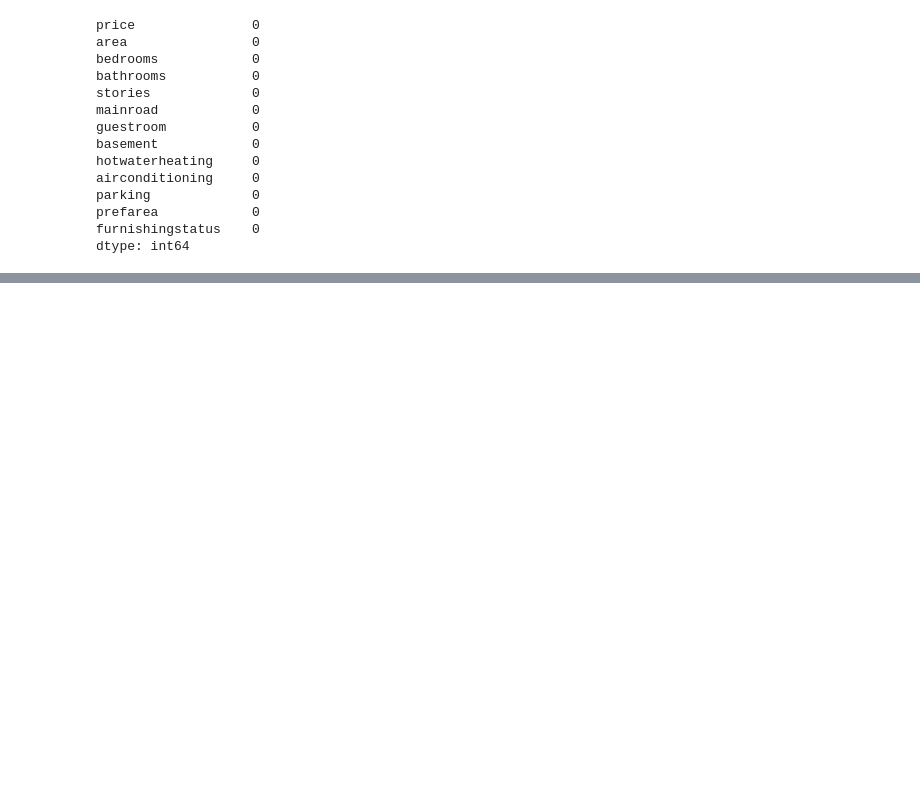
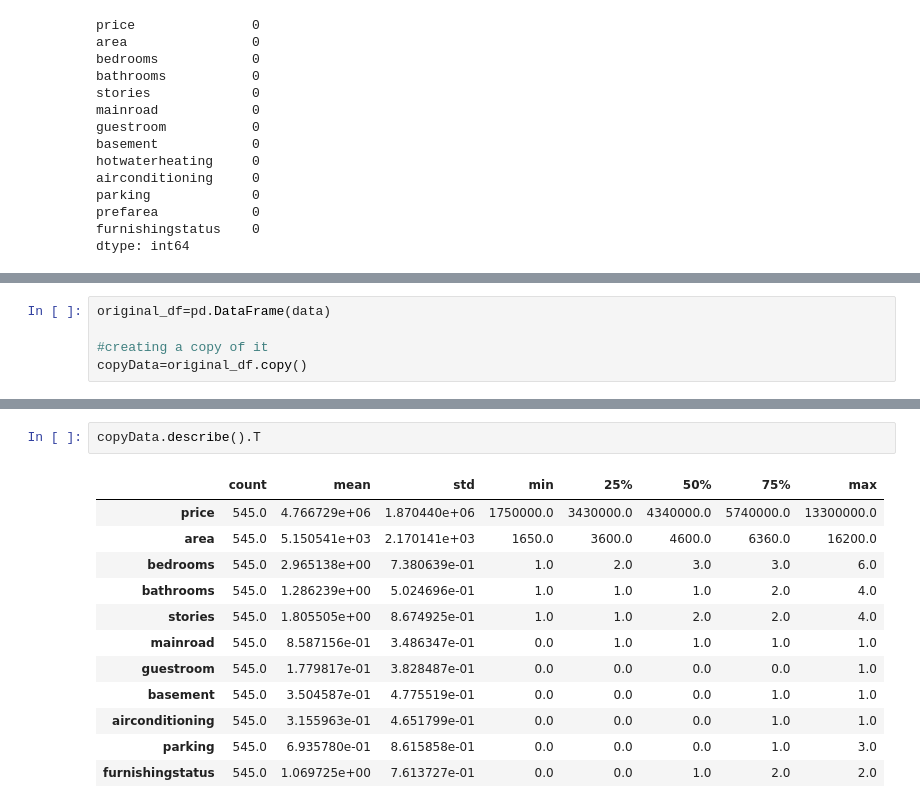
Before and after one commit to Karush2807/TechRumble01, a Jupyter notebook: main.ipynb, the cells around one changed output, grey strips where cells are left out. Cells and saved outputs as stored; diff of their text form; blank space fills up the shorter version.

```diff
--- a/main.ipynb
+++ b/main.ipynb
@@ -56,0 +127,5 @@ dtype: int64
+# %%
+original_df=pd.DataFrame(data)
+
+#creating a copy of it
+copyData=original_df.copy()
@@ -56,0 +209,15 @@ dtype: int64
+# %%
+copyData.describe().T
+# %% [output]
+|  | count | mean | std | min | 25% | 50% | 75% | max |
+| price | 545.0 | 4.766729e+06 | 1.870440e+06 | 1750000.0 | 3430000.0 | 4340000.0 | 5740000.0 | 13300000.0 |
+| area | 545.0 | 5.150541e+03 | 2.170141e+03 | 1650.0 | 3600.0 | 4600.0 | 6360.0 | 16200.0 |
+| bedrooms | 545.0 | 2.965138e+00 | 7.380639e-01 | 1.0 | 2.0 | 3.0 | 3.0 | 6.0 |
+| bathrooms | 545.0 | 1.286239e+00 | 5.024696e-01 | 1.0 | 1.0 | 1.0 | 2.0 | 4.0 |
+| stories | 545.0 | 1.805505e+00 | 8.674925e-01 | 1.0 | 1.0 | 2.0 | 2.0 | 4.0 |
+| mainroad | 545.0 | 8.587156e-01 | 3.486347e-01 | 0.0 | 1.0 | 1.0 | 1.0 | 1.0 |
+| guestroom | 545.0 | 1.779817e-01 | 3.828487e-01 | 0.0 | 0.0 | 0.0 | 0.0 | 1.0 |
+| basement | 545.0 | 3.504587e-01 | 4.775519e-01 | 0.0 | 0.0 | 0.0 | 1.0 | 1.0 |
+| airconditioning | 545.0 | 3.155963e-01 | 4.651799e-01 | 0.0 | 0.0 | 0.0 | 1.0 | 1.0 |
+| parking | 545.0 | 6.935780e-01 | 8.615858e-01 | 0.0 | 0.0 | 0.0 | 1.0 | 3.0 |
+| furnishingstatus | 545.0 | 1.069725e+00 | 7.613727e-01 | 0.0 | 0.0 | 1.0 | 2.0 | 2.0 |
```
Also changed, not shown: parts of 17 cells of this notebook.
